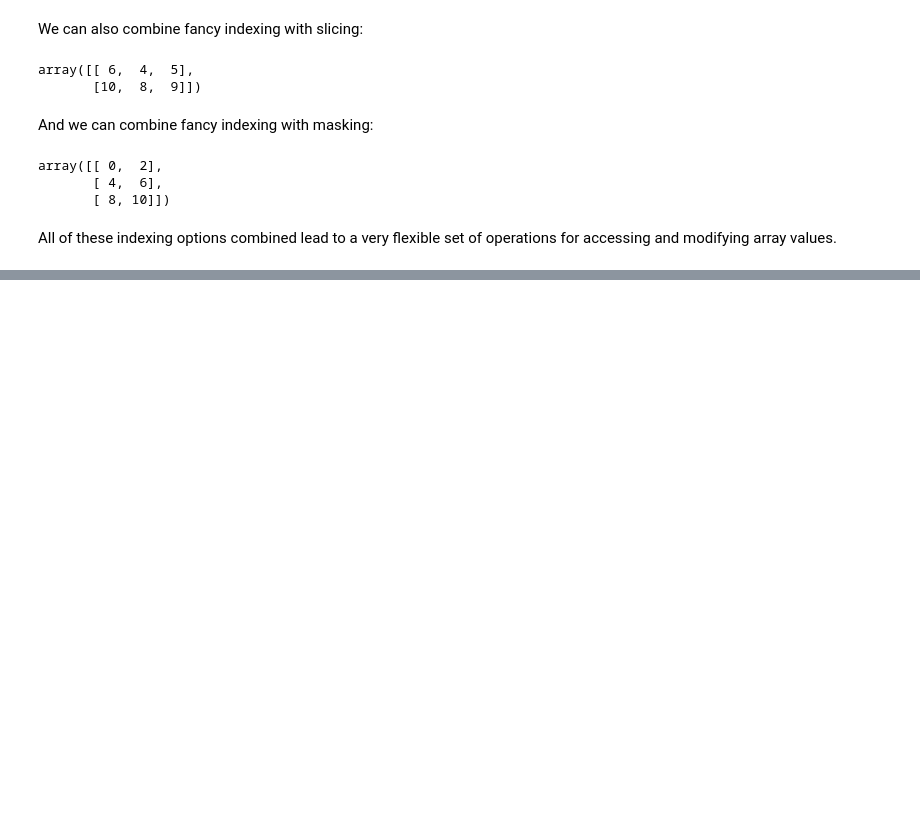
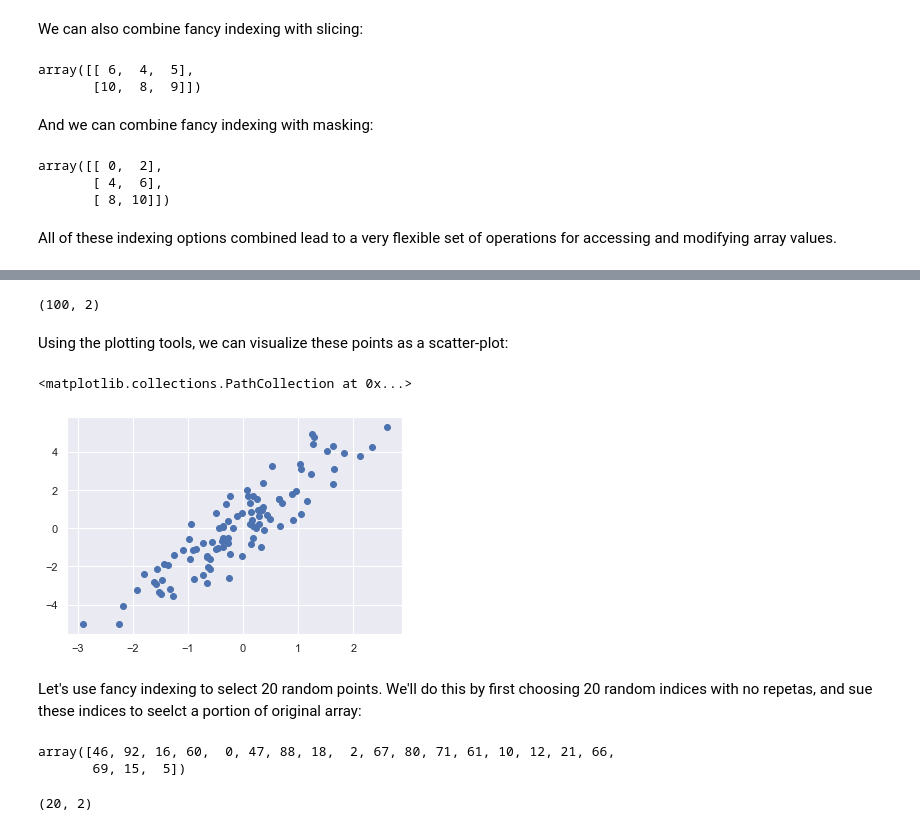
Before and after one commit to Jeffresh/python-datascience-handbook, a Jupyter notebook: numpy/fancy_indexing.ipynb, the cells around one changed output, grey strips where cells are left out. Saved outputs shown, nothing was run; the diff lists cells and outputs as text; code cells hidden in the pictures; blank space fills up the shorter version.

Commit message:
feat(numpy): selection random points

```diff
--- a/numpy/fancy_indexing.ipynb
+++ b/numpy/fancy_indexing.ipynb
@@ -93,0 +99,30 @@ All of these indexing options combined lead to a very flexible set of operations
+# %%
+mean = [0, 0]
+cov =  [[1, 2], [2, 5]]
+X = rand.multivariate_normal(mean, cov, 100)
+X.shape
+# %% [output]
+(100, 2)
+# %% [markdown]
+Using the plotting tools, we can visualize these points as a scatter-plot:
+# %%
+%matplotlib inline
+import matplotlib.pyplot as plt
+import seaborn; seaborn.set() # for plot styling
+plt.scatter(X[:, 0], X[:, 1])
+# %% [output]
+<matplotlib.collections.PathCollection at 0x...>
+[figure, added]
+# %% [markdown]
+Let's use fancy indexing to select 20 random points. We'll do this by first choosing 20 random indices with no repetas, and sue these indices to seelct a portion of original array:
+# %%
+indices = np.random.choice(X.shape[0], 20, replace=False)
+indices
+# %% [output]
+array([46, 92, 16, 60,  0, 47, 88, 18,  2, 67, 80, 71, 61, 10, 12, 21, 66,
+       69, 15,  5])
+# %%
+selection = X[indices] # fancy indexing here
+selection.shape
+# %% [output]
+(20, 2)
```
Also changed, not shown: parts of 3 cells of this notebook.
